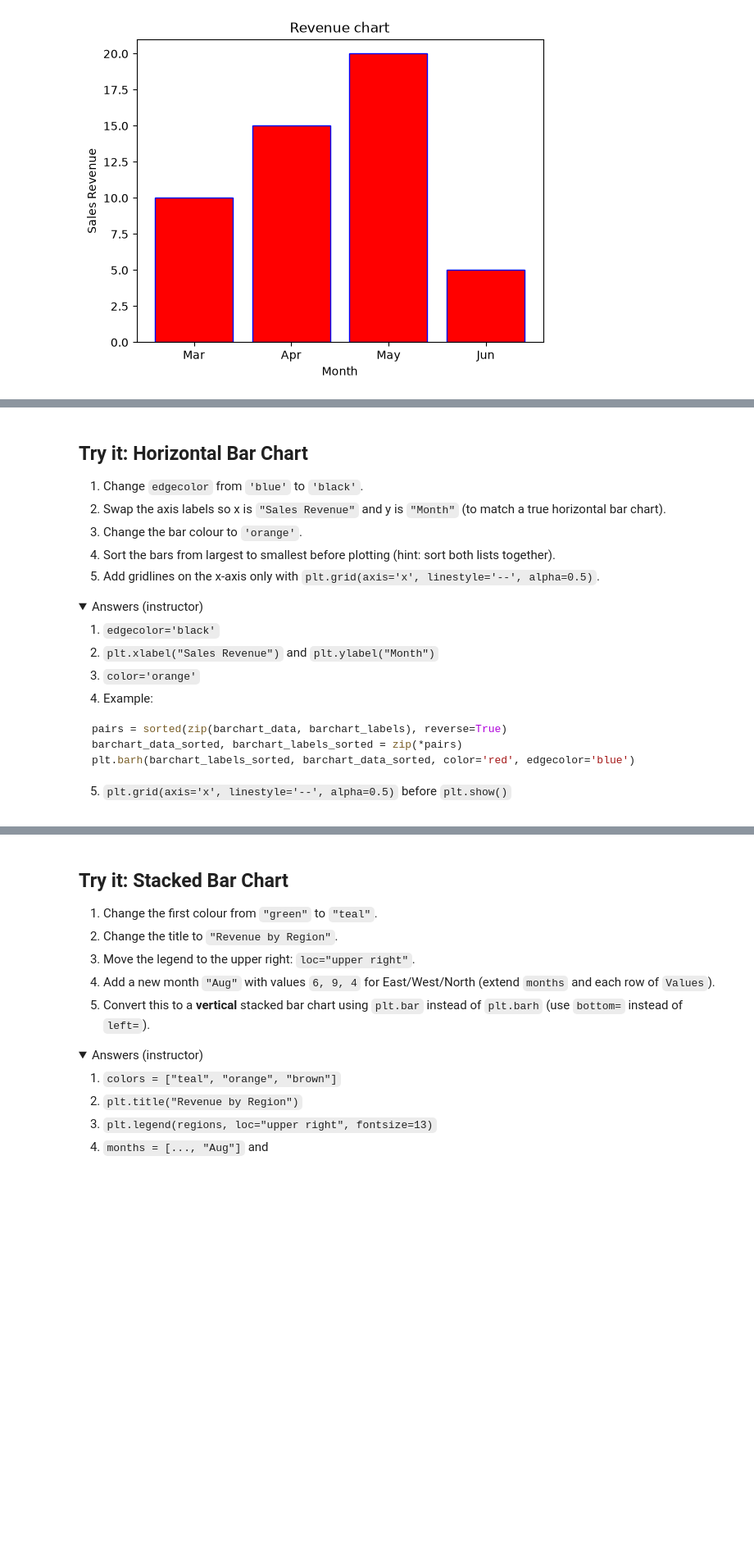
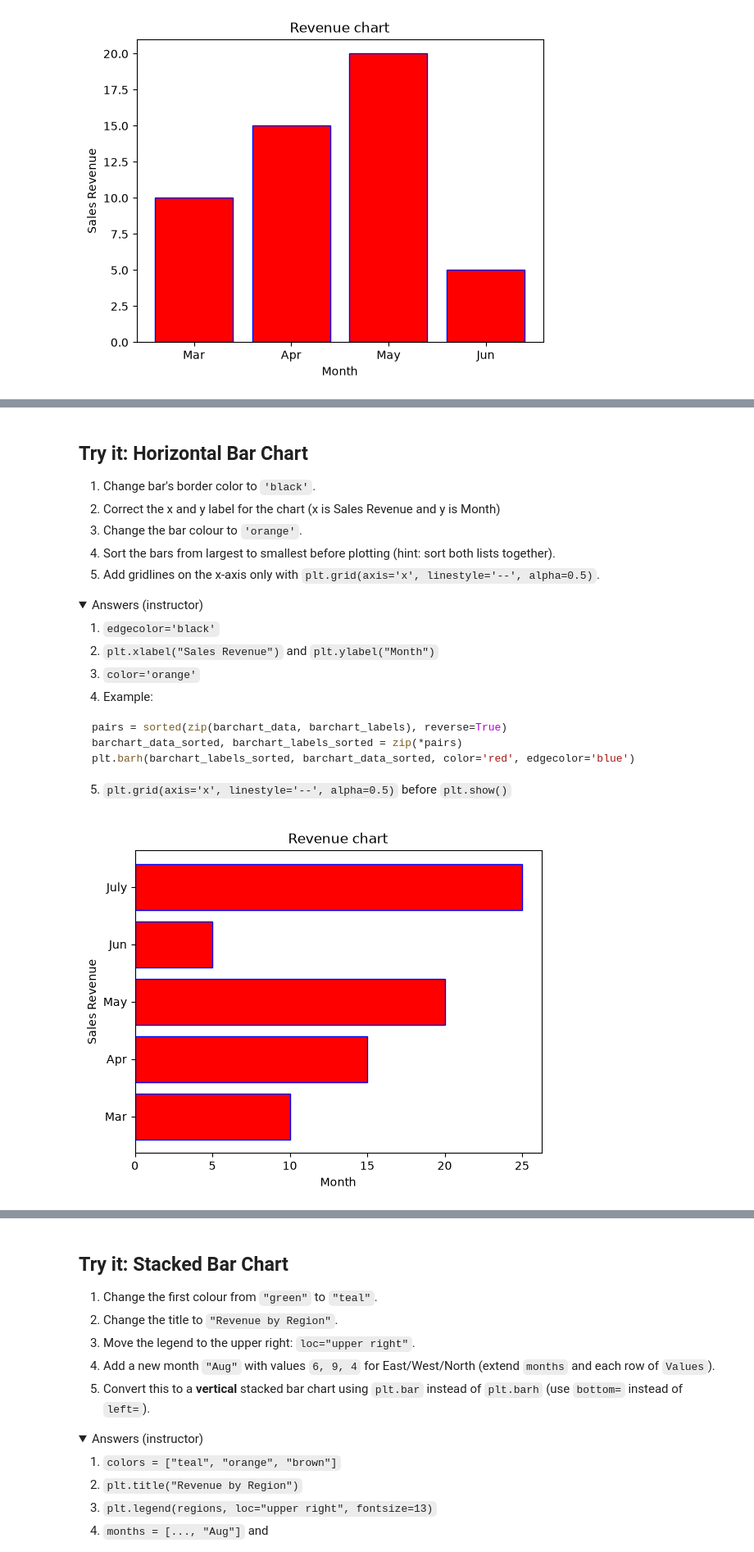
Before and after one commit to dungp-dsai/data-visualization-gta, a Jupyter notebook: ws_1.ipynb, the cells around one changed output, grey strips where cells are left out. Shown at 82% size. Drawn from its saved outputs; the diff is of its cells as text; code cells hidden in the pictures; folded sections open; blank space fills up the shorter version.

```diff
--- a/ws_1.ipynb
+++ b/ws_1.ipynb
@@ -60,8 +80,8 @@ plt.show()
 # %% [markdown]
 ## Try it: Horizontal Bar Chart
 
-1. Change `edgecolor` from `'blue'` to `'black'`.
-2. Swap the axis labels so x is `"Sales Revenue"` and y is `"Month"` (to match a true horizontal bar chart).
+1. Change bar's border color to `'black'`.
+2. Correct the x and y label for the chart (x is Sales Revenue and y is Month)
 3. Change the bar colour to `'orange'`.
 4. Sort the bars from largest to smallest before plotting (hint: sort both lists together).
 5. Add gridlines on the x-axis only with `plt.grid(axis='x', linestyle='--', alpha=0.5)`.
@@ -81,3 +101,16 @@ plt.barh(barchart_labels_sorted, barchart_data_sorted, color='red', edgecolor='b
 5. `plt.grid(axis='x', linestyle='--', alpha=0.5)` before `plt.show()`
 
 </details>
+# %%
+# Create a horizontal bar chart
+plt.barh(barchart_labels, barchart_data, color='red', edgecolor='blue')
+
+# Add labels and title
+plt.xlabel("Month")
+plt.ylabel("Sales Revenue")
+plt.title("Revenue chart")
+
+# Display the chart
+plt.show()
+# %% [output]
+[figure, added]
```
Also changed, not shown: parts of 4 cells of this notebook, 1 other file.
